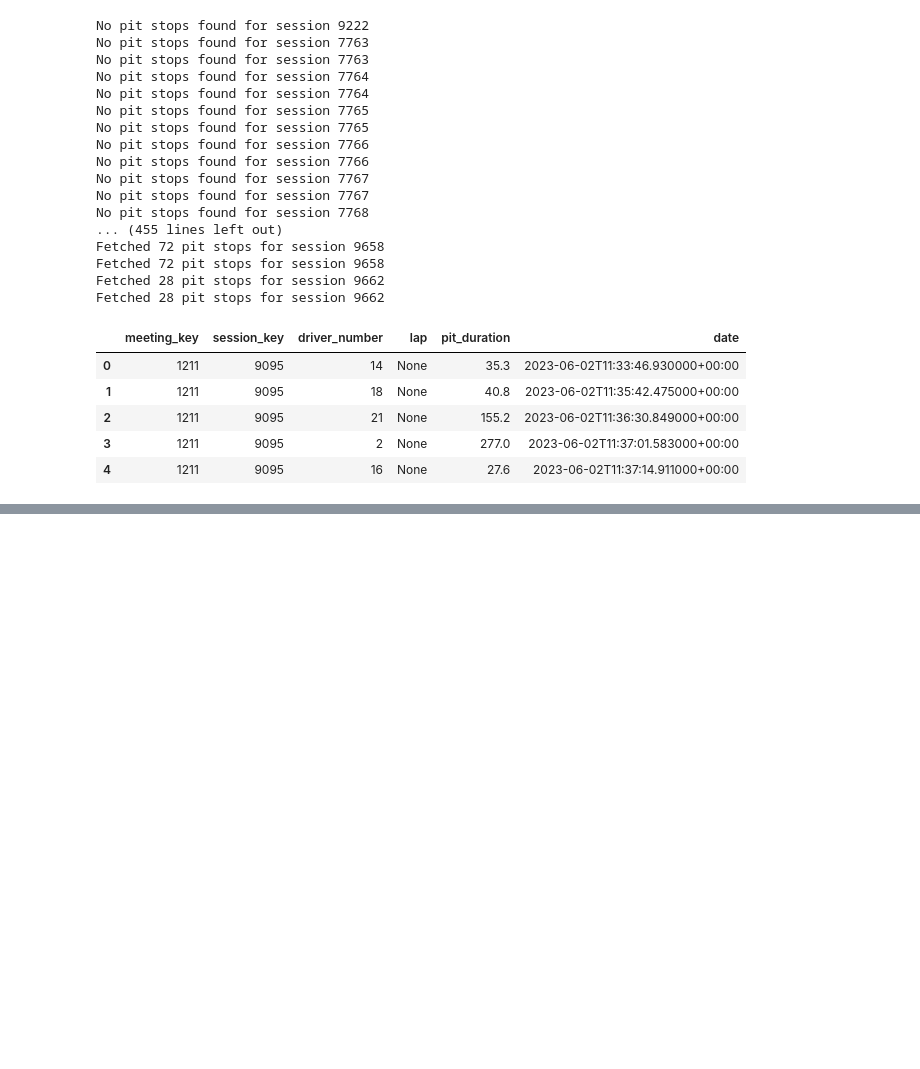
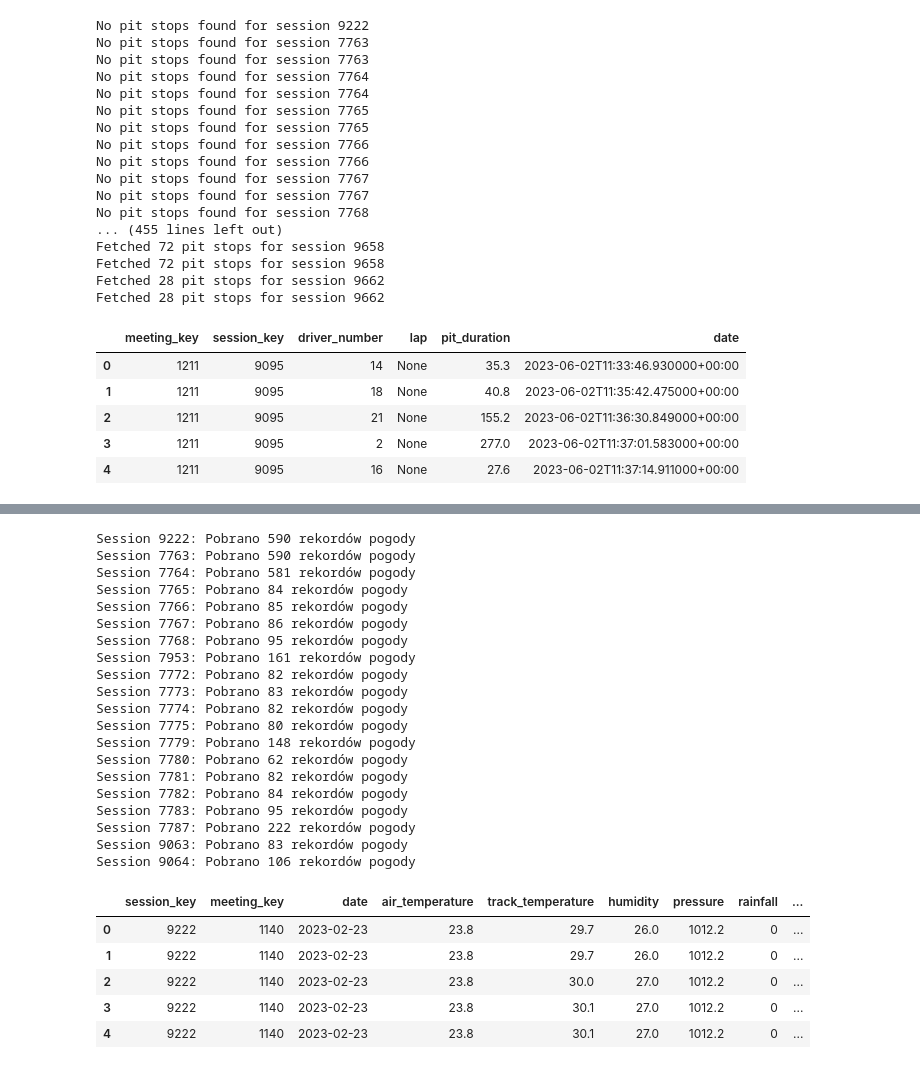
Before and after one commit to szylvvia/f1_races_progress_predict, a Jupyter notebook: openf1_api_dataset.ipynb, the cells around one changed output, grey strips where cells are left out. Saved outputs shown, nothing was run; the diff lists cells and outputs as text; code cells hidden in the pictures; blank space fills up the shorter version.

Commit message:
feat: fetch data about race controll, stints and weather

```diff
--- a/openf1_api_dataset.ipynb
+++ b/openf1_api_dataset.ipynb
@@ -779,0 +830,30 @@ Name: count, dtype: int64
+# %%
+weather_session_df = get_weather_data(sessions_key_unique[0:20])
+weather_session_df.head()
+# %% [output]
+Session 9222: Pobrano 590 rekordów pogody
+Session 7763: Pobrano 590 rekordów pogody
+Session 7764: Pobrano 581 rekordów pogody
+Session 7765: Pobrano 84 rekordów pogody
+Session 7766: Pobrano 85 rekordów pogody
+Session 7767: Pobrano 86 rekordów pogody
+Session 7768: Pobrano 95 rekordów pogody
+Session 7953: Pobrano 161 rekordów pogody
+Session 7772: Pobrano 82 rekordów pogody
+Session 7773: Pobrano 83 rekordów pogody
+Session 7774: Pobrano 82 rekordów pogody
+Session 7775: Pobrano 80 rekordów pogody
+Session 7779: Pobrano 148 rekordów pogody
+Session 7780: Pobrano 62 rekordów pogody
+Session 7781: Pobrano 82 rekordów pogody
+Session 7782: Pobrano 84 rekordów pogody
+Session 7783: Pobrano 95 rekordów pogody
+Session 7787: Pobrano 222 rekordów pogody
+Session 9063: Pobrano 83 rekordów pogody
+Session 9064: Pobrano 106 rekordów pogody
+|  | session_key | meeting_key | date | air_temperature | track_temperature | humidity | pressure | rainfall | ... |
+| 0 | 9222 | 1140 | 2023-02-23 | 23.8 | 29.7 | 26.0 | 1012.2 | 0 | ... |
+| 1 | 9222 | 1140 | 2023-02-23 | 23.8 | 29.7 | 26.0 | 1012.2 | 0 | ... |
+| 2 | 9222 | 1140 | 2023-02-23 | 23.8 | 30.0 | 27.0 | 1012.2 | 0 | ... |
+| 3 | 9222 | 1140 | 2023-02-23 | 23.8 | 30.1 | 27.0 | 1012.2 | 0 | ... |
+| 4 | 9222 | 1140 | 2023-02-23 | 23.8 | 30.1 | 27.0 | 1012.2 | 0 | ... |
```
Also changed, not shown: parts of 7 cells of this notebook.
